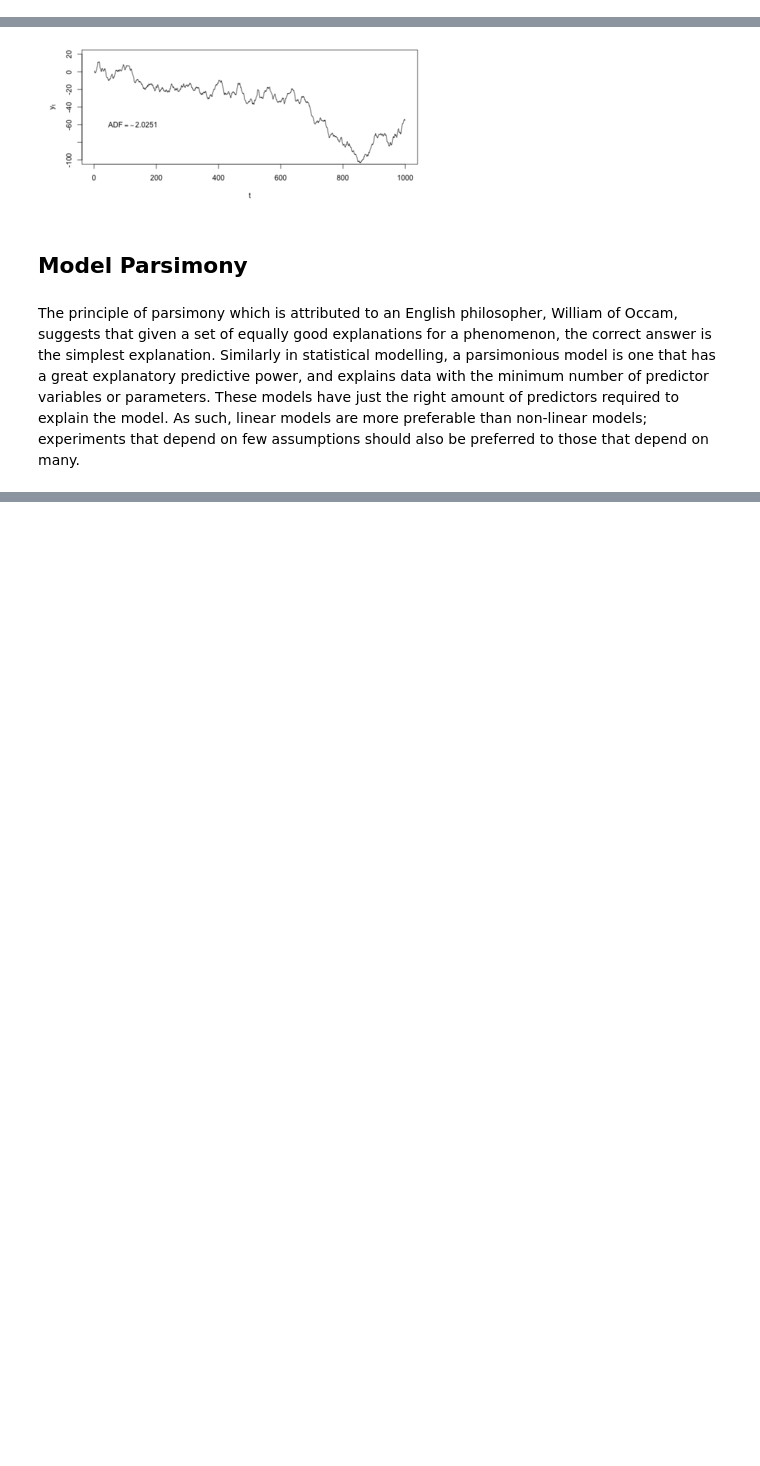
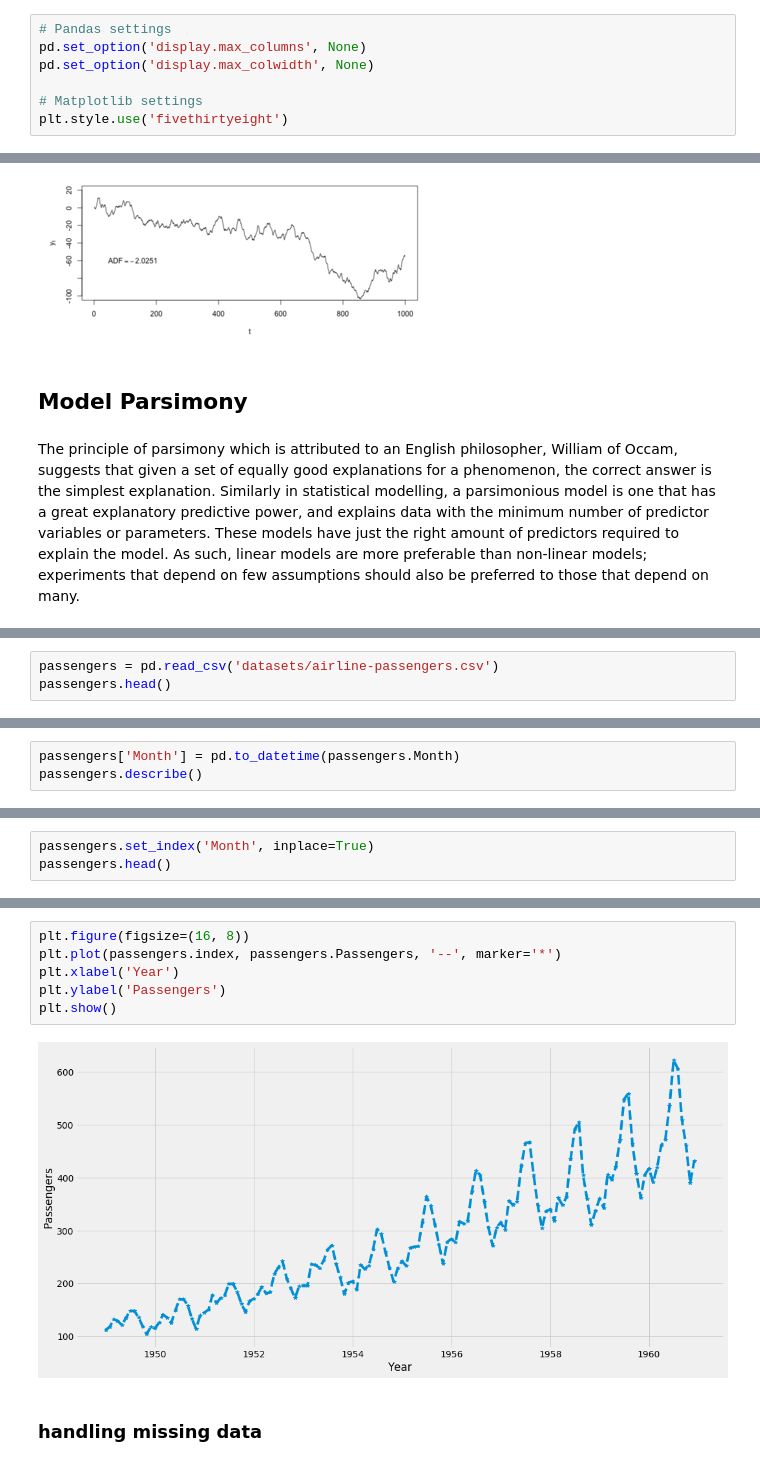
Before and after one commit to VictorOmondi1997/Time-Series-Analysis, a Jupyter notebook: Time Series Analysis.ipynb, the cells around one changed output, grey strips where cells are left out. Drawn from its saved outputs; the diff is of its cells as text; blank space fills up the shorter version.

```diff
--- a/Time Series Analysis.ipynb
+++ b/Time Series Analysis.ipynb
@@ -10,3 +31,10 @@
+# %%
+# Pandas settings
+pd.set_option('display.max_columns', None)
+pd.set_option('display.max_colwidth', None)
+
+# Matplotlib settings
+plt.style.use('fivethirtyeight')
 # %% [markdown]
 # Basics of Time Series
 # %% [markdown]
@@ -48,0 +95,3 @@ The principle of parsimony which is attributed to an English philosopher, Willia
+# %%
+passengers = pd.read_csv('datasets/airline-passengers.csv')
+passengers.head()
@@ -48,0 +144,3 @@ The principle of parsimony which is attributed to an English philosopher, Willia
+# %%
+passengers['Month'] = pd.to_datetime(passengers.Month)
+passengers.describe()
@@ -48,0 +166,3 @@ The principle of parsimony which is attributed to an English philosopher, Willia
+# %%
+passengers.set_index('Month', inplace=True)
+passengers.head()
@@ -48,0 +177,10 @@ The principle of parsimony which is attributed to an English philosopher, Willia
+# %%
+plt.figure(figsize=(16, 8))
+plt.plot(passengers.index, passengers.Passengers, '--', marker='*')
+plt.xlabel('Year')
+plt.ylabel('Passengers')
+plt.show()
+# %% [output]
+[figure, added]
+# %% [markdown]
+### handling missing data
```
Also changed, not shown: parts of 48 cells of this notebook, 1 other file.
